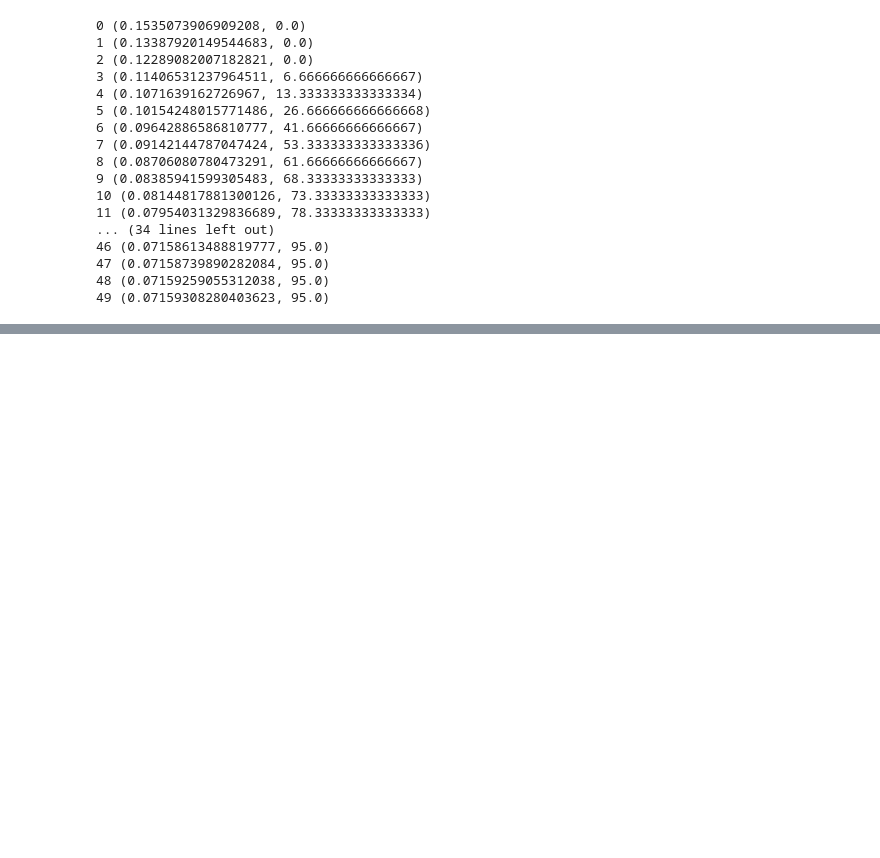
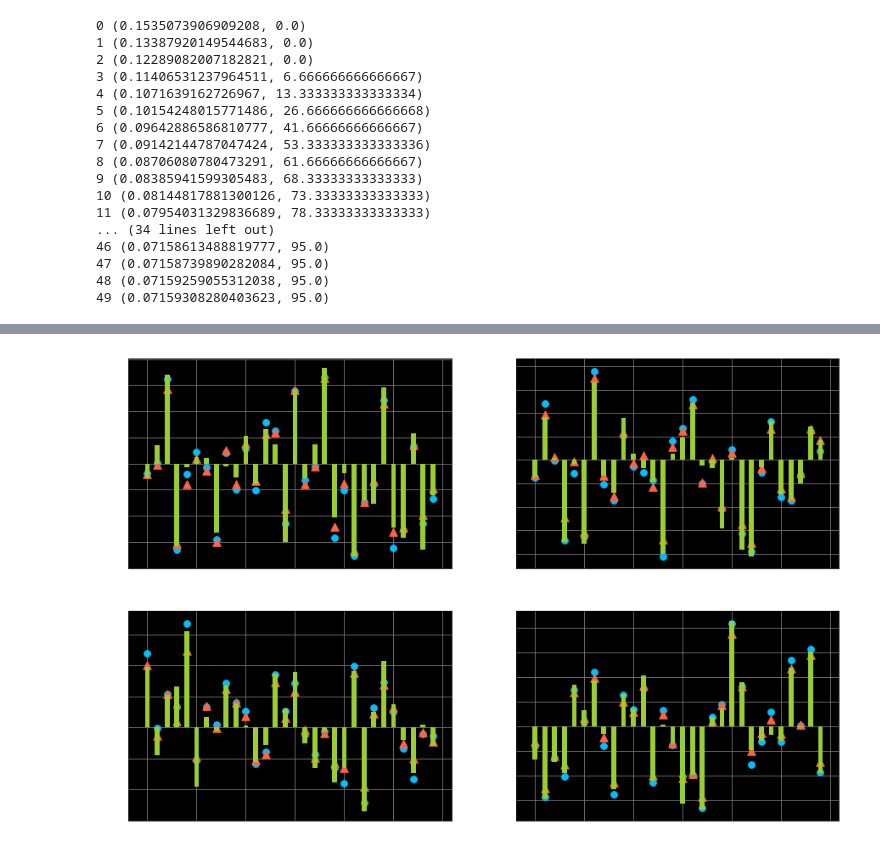
Before and after one commit to yugitti/sparse, a Jupyter notebook: 辞書学習/Untitled.ipynb, the cells around one changed output, grey strips where cells are left out. Saved outputs shown, nothing was run; the diff lists cells and outputs as text; code cells hidden in the pictures; blank space fills up the shorter version.

```diff
--- a/辞書学習/Untitled.ipynb
+++ b/辞書学習/Untitled.ipynb
@@ -116,0 +153,10 @@ plt.plot(log_MOD[:,0])
+# %%
+idxs = np.random.permutation(4000)[:4]
+figs, axs = plt.subplots(2,2,figsize=(15,10))
+for i in range(2):
+    for j in range(2):
+        axs[i][j].bar(range(30), y[:, idxs[2*i+j]], width=0.5)
+        axs[i][j].scatter(range(30), y_pred0[:,idxs[2*i+j]], marker="o", s=60)
+        axs[i][j].scatter(range(30), y_pred1[:,idxs[2*i+j]], marker="^", s=90)
+# %% [output]
+[figure, added]
```
Also changed, not shown: parts of 8 cells of this notebook.
